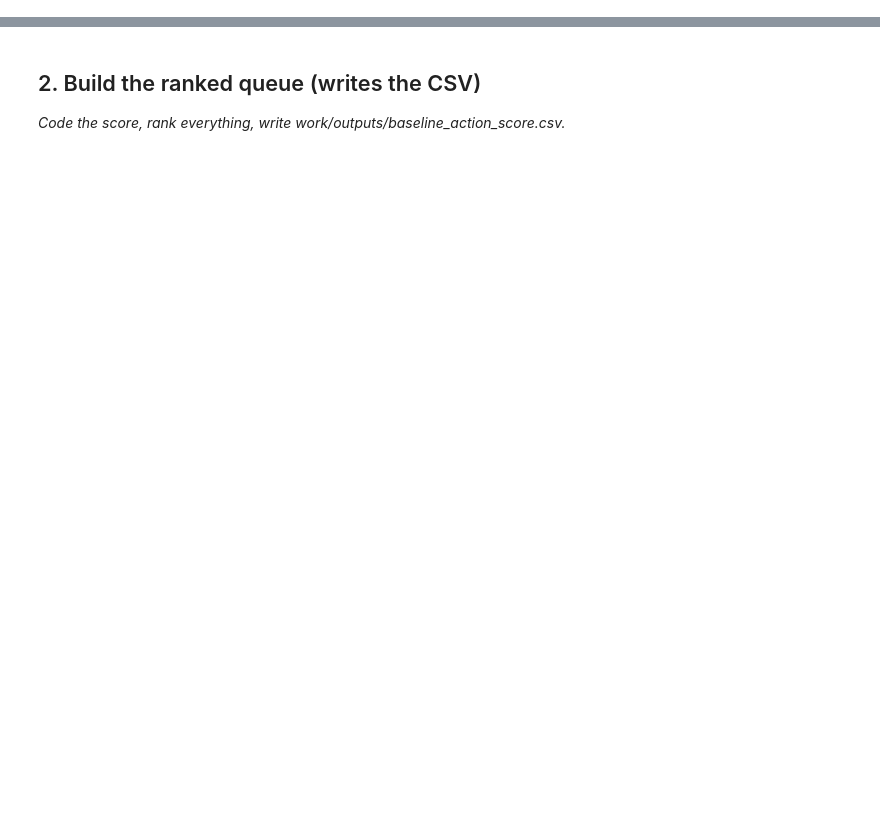
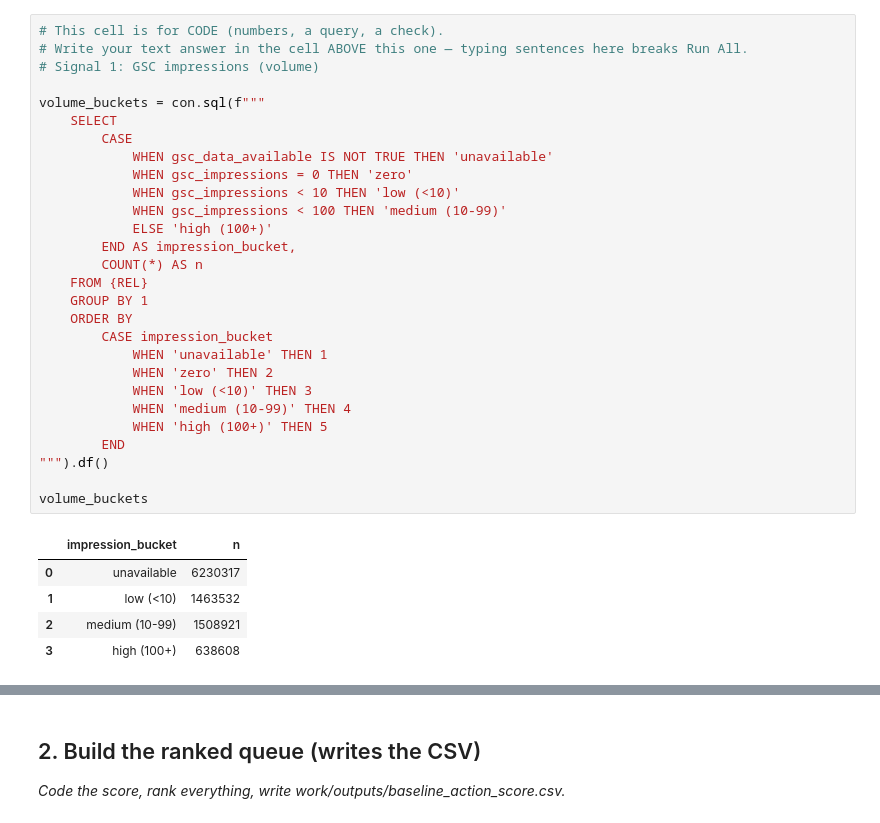
Before and after one commit to ankita0531/ML, a Jupyter notebook: work/notebooks/w04_baseline_score.ipynb, the cells around one changed output, grey strips where cells are left out. Drawn from its saved outputs; the diff is of its cells as text; blank space fills up the shorter version.

```diff
--- a/work/notebooks/w04_baseline_score.ipynb
+++ b/work/notebooks/w04_baseline_score.ipynb
@@ -15,0 +67,34 @@ This skeleton is yours to fill. Work the sections **in order** — each one has
+# %%
+# This cell is for CODE (numbers, a query, a check).
+# Write your text answer in the cell ABOVE this one — typing sentences here breaks Run All.
+# Signal 1: GSC impressions (volume)
+
+volume_buckets = con.sql(f"""
+    SELECT
+        CASE
+            WHEN gsc_data_available IS NOT TRUE THEN 'unavailable'
+            WHEN gsc_impressions = 0 THEN 'zero'
+            WHEN gsc_impressions < 10 THEN 'low (<10)'
+            WHEN gsc_impressions < 100 THEN 'medium (10-99)'
+            ELSE 'high (100+)'
+        END AS impression_bucket,
+        COUNT(*) AS n
+    FROM {REL}
+    GROUP BY 1
+    ORDER BY
+        CASE impression_bucket
+            WHEN 'unavailable' THEN 1
+            WHEN 'zero' THEN 2
+            WHEN 'low (<10)' THEN 3
+            WHEN 'medium (10-99)' THEN 4
+            WHEN 'high (100+)' THEN 5
+        END
+""").df()
+
+volume_buckets
+# %% [output]
+|  | impression_bucket | n |
+| 0 | unavailable | 6230317 |
+| 1 | low (<10) | 1463532 |
+| 2 | medium (10-99) | 1508921 |
+| 3 | high (100+) | 638608 |
```
Also changed, not shown: parts of 17 cells of this notebook.
